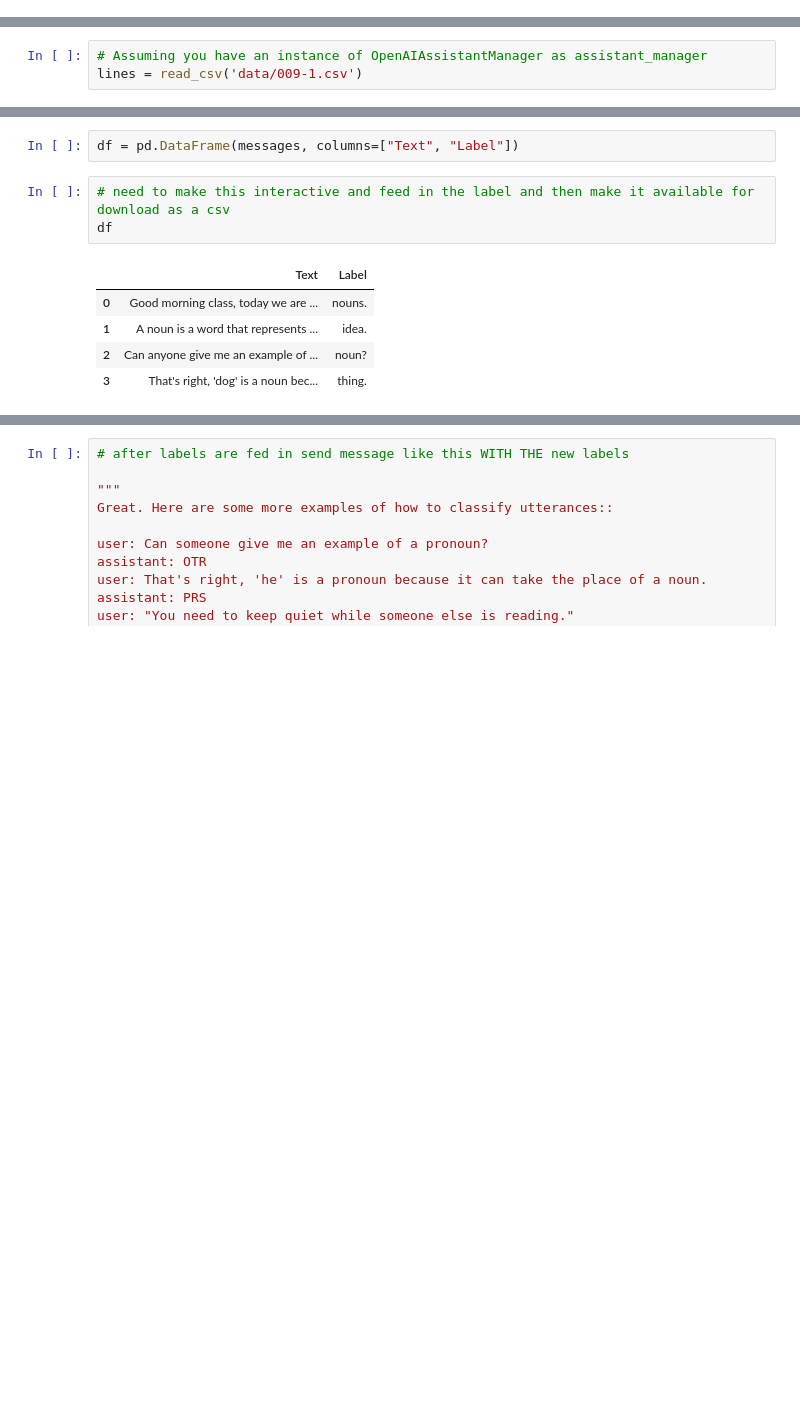
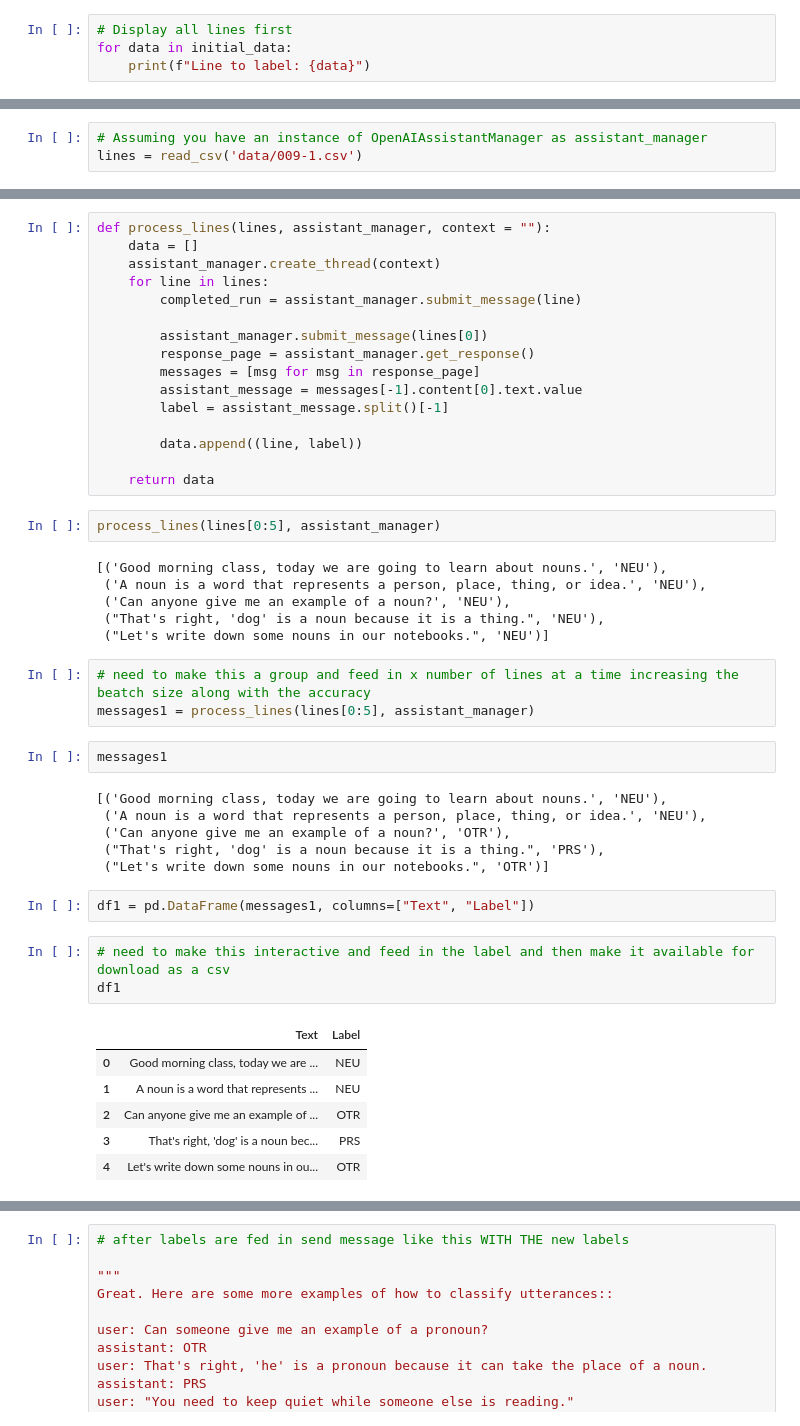
Before and after one commit to isabelarvelo/team-hummingbird, a Jupyter notebook: itl-labeling.ipynb, the cells around one changed output, grey strips where cells are left out. Saved outputs shown, nothing was run; the diff lists cells and outputs as text; blank space fills up the shorter version.

```diff
--- a/itl-labeling.ipynb
+++ b/itl-labeling.ipynb
@@ -61,0 +162,4 @@ def process_lines(lines, assistant_manager):
+# %%
+# Display all lines first
+for data in initial_data:
+    print(f"Line to label: {data}")
@@ -96,11 +287,47 @@ messages
+# %%
+def process_lines(lines, assistant_manager, context = ""):
+    data = []
+    assistant_manager.create_thread(context)
+    for line in lines:
+        completed_run = assistant_manager.submit_message(line)
+
+        assistant_manager.submit_message(lines[0])
+        response_page = assistant_manager.get_response()
+        messages = [msg for msg in response_page]
+        assistant_message = messages[-1].content[0].text.value
+        label = assistant_message.split()[-1]
+
+        data.append((line, label))
+
+    return data
+# %%
+process_lines(lines[0:5], assistant_manager)
+# %% [output]
+[('Good morning class, today we are going to learn about nouns.', 'NEU'),
+ ('A noun is a word that represents a person, place, thing, or idea.', 'NEU'),
+ ('Can anyone give me an example of a noun?', 'NEU'),
+ ("That's right, 'dog' is a noun because it is a thing.", 'NEU'),
+ ("Let's write down some nouns in our notebooks.", 'NEU')]
+# %%
+# need to make this a group and feed in x number of lines at a time increasing the beatch size along with the accuracy
+messages1 = process_lines(lines[0:5], assistant_manager)
+# %%
+messages1
+# %% [output]
+[('Good morning class, today we are going to learn about nouns.', 'NEU'),
+ ('A noun is a word that represents a person, place, thing, or idea.', 'NEU'),
+ ('Can anyone give me an example of a noun?', 'OTR'),
+ ("That's right, 'dog' is a noun because it is a thing.", 'PRS'),
+ ("Let's write down some nouns in our notebooks.", 'OTR')]
 # %%
-df = pd.DataFrame(messages, columns=["Text", "Label"])
+df1 = pd.DataFrame(messages1, columns=["Text", "Label"])
 # %%
 # need to make this interactive and feed in the label and then make it available for download as a csv
-df
+df1
 # %% [output]
 |  | Text | Label |
-| 0 | Good morning class, today we are ... | nouns. |
-| 1 | A noun is a word that represents ... | idea. |
-| 2 | Can anyone give me an example of ... | noun? |
-| 3 | That's right, 'dog' is a noun bec... | thing. |
+| 0 | Good morning class, today we are ... | NEU |
+| 1 | A noun is a word that represents ... | NEU |
+| 2 | Can anyone give me an example of ... | OTR |
+| 3 | That's right, 'dog' is a noun bec... | PRS |
+| 4 | Let's write down some nouns in ou... | OTR |
```
Also changed, not shown: parts of 54 cells of this notebook, 3 other files.
